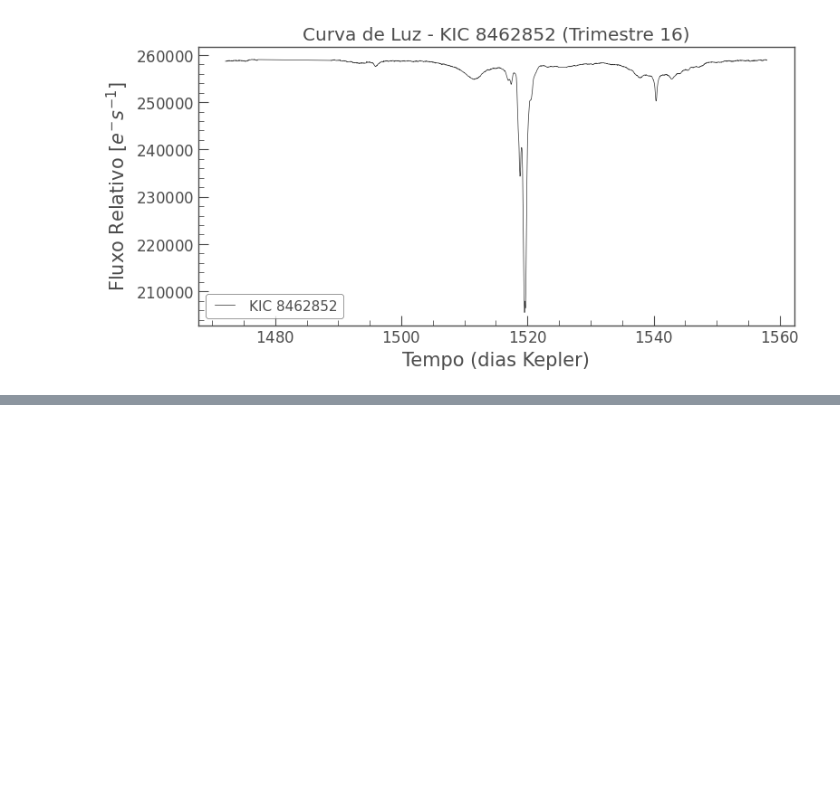
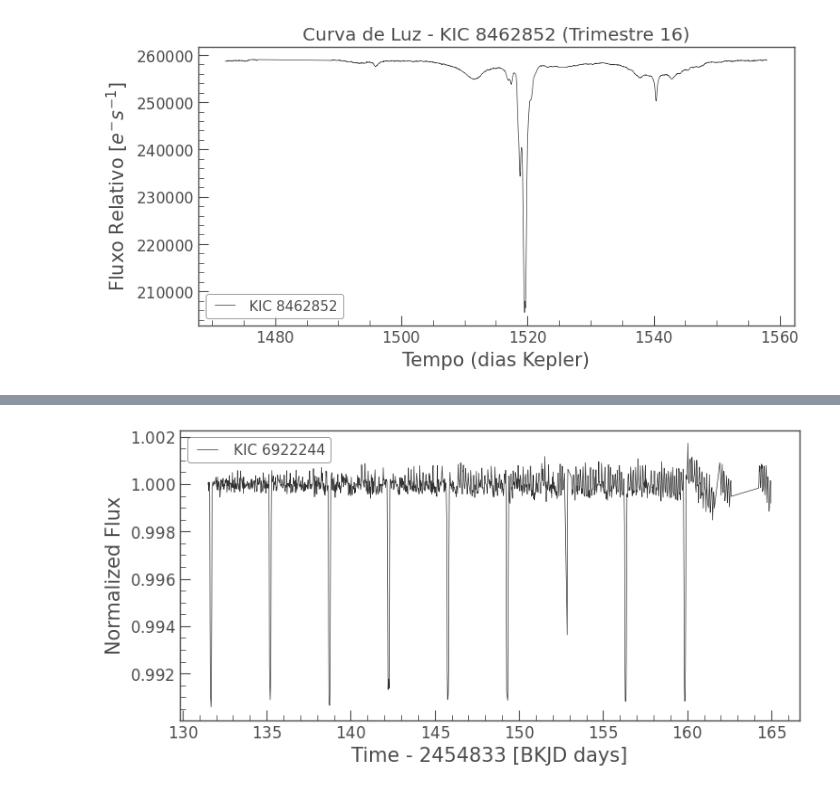
Before and after one commit to costandrad/find-exoplanets-with-nasa-data-and-python, a Jupyter notebook: src/find-exoplanets.ipynb, the cells around one changed output, grey strips where cells are left out. Cells and saved outputs as stored; diff of their text form; code cells hidden in the pictures; blank space fills up the shorter version.

```diff
--- a/src/find-exoplanets.ipynb
+++ b/src/find-exoplanets.ipynb
@@ -79,0 +96,7 @@ Análises que podem ser realizadas:
+# %%
+flat_lc = lc.flatten(window_length=101)
+# %%
+flat_lc.plot();
+plt.show()
+# %% [output]
+[figure, added]
```
Also changed, not shown: parts of 32 cells of this notebook.
